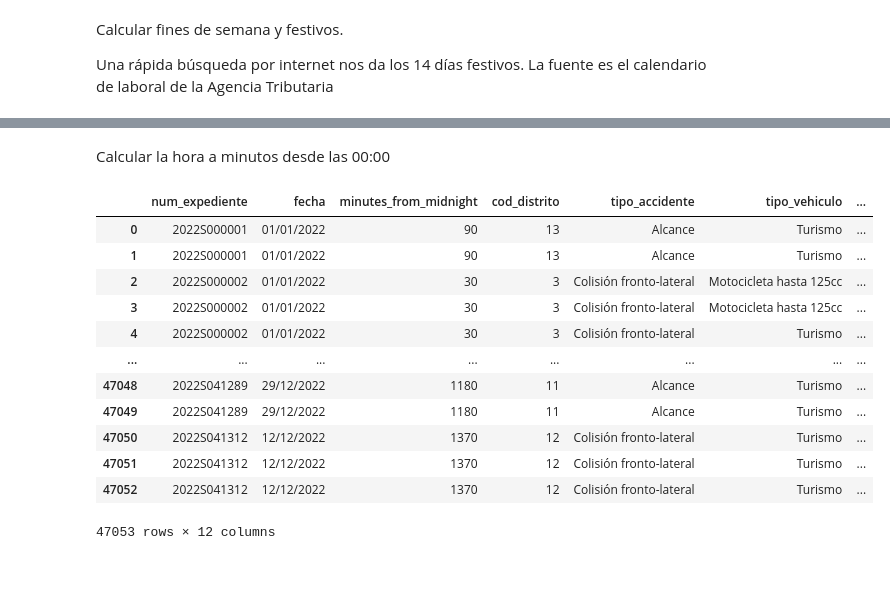
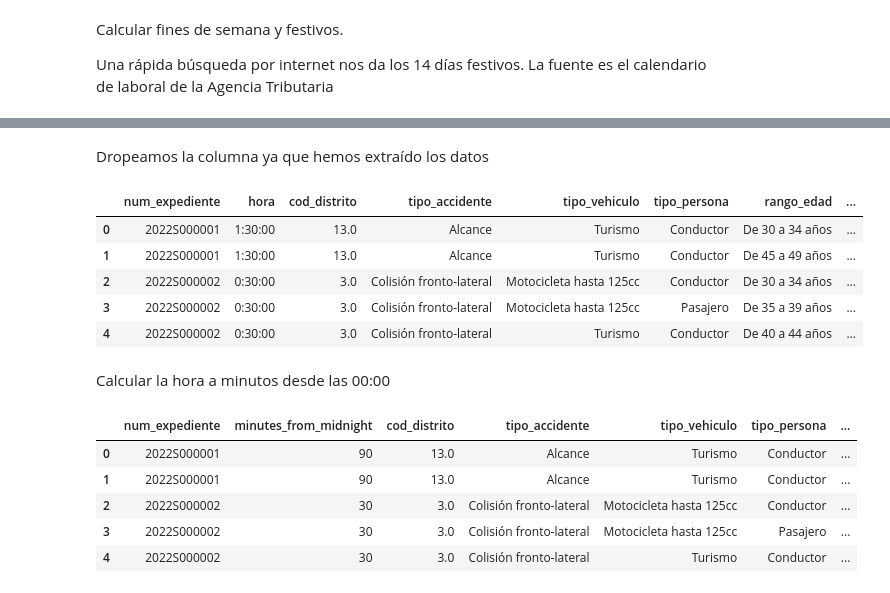
Before and after one commit to lucaramirezo/Traffic-Network-Transparency, a Jupyter notebook: L_Predicción_Edad_Conductor.ipynb, the cells around one changed output, grey strips where cells are left out. Saved outputs shown, nothing was run; the diff lists cells and outputs as text; code cells hidden in the pictures.

```diff
--- a/L_Predicción_Edad_Conductor.ipynb
+++ b/L_Predicción_Edad_Conductor.ipynb
@@ -70,7 +79,7 @@ Esta parte del código nos la propociona el compañero Luca
 # %%
 # Cambiamos en 'positiva_alcohol'
 df_2022['positiva_alcohol'].replace({'S': 1, 'N': 0}, inplace=True)
-df_2022['sexo'].replace({'Hombre': 1, 'Mujer': 0}, inplace=True)
+df_2022['sexo'].replace({'H': 1, 'M': 0}, inplace=True)
 # Cambiamos en 'positiva_droga' los nulls
 df_2022['positiva_droga'].fillna(0, inplace=True)
 
@@ -87,0 +132,3 @@ Aplicamos la inferencia de Luca para determinar si el conductor era hombre o muj
+# %%
+df_2022 = df_2022.dropna(subset=['tipo_accidente'])
+df_2022.head()
@@ -116,0 +198,16 @@ df_2022['bool_laborable'] = df_2022['fecha'].transform(is_work_day)
+# %%
+def extract_day(date_str: str) -> int:
+    date_parts = date_str.split('/')
+    if len(date_parts) >= 3:
+        return int(date_parts[0])
+
+
+def extract_month(date_str: str) -> int:
+    date_parts = date_str.split('/')
+    if len(date_parts) >= 3:
+        return int(date_parts[1])
+
+
+df_2022['day'] = df_2022['fecha'].transform(extract_day)
+df_2022['month'] = df_2022['fecha'].transform(extract_month)
+df_2022.head()
@@ -117,3 +221,15 @@ df_2022['bool_laborable'] = df_2022['fecha'].transform(is_work_day)
+# %% [markdown]
+Dropeamos la columna ya que hemos extraído los datos
+# %%
+df_2022.pop('fecha')
+df_2022.head()
+# %% [output]
+|  | num_expediente | hora | cod_distrito | tipo_accidente | tipo_vehiculo | tipo_persona | rango_edad | ... |
+| 0 | 2022S000001 | 1:30:00 | 13.0 | Alcance | Turismo | Conductor | De 30 a 34 años | ... |
+| 1 | 2022S000001 | 1:30:00 | 13.0 | Alcance | Turismo | Conductor | De 45 a 49 años | ... |
+| 2 | 2022S000002 | 0:30:00 | 3.0 | Colisión fronto-lateral | Motocicleta hasta 125cc | Conductor | De 30 a 34 años | ... |
+| 3 | 2022S000002 | 0:30:00 | 3.0 | Colisión fronto-lateral | Motocicleta hasta 125cc | Pasajero | De 35 a 39 años | ... |
+| 4 | 2022S000002 | 0:30:00 | 3.0 | Colisión fronto-lateral | Turismo | Conductor | De 40 a 44 años | ... |
 # %% [markdown]
 Calcular la hora a minutos desde las 00:00
 # %%
@@ -129,18 +246,11 @@ def minutes_from_midnight(hour_str : str) -> int:
 df_2022['hora'] = df_2022['hora'].transform(minutes_from_midnight)
 # %%
 df_2022.rename(columns={'hora': ' minutes_from_midnight'}, inplace=True)
-df_2022
+df_2022.head()
 # %% [output]
-|  | num_expediente | fecha | minutes_from_midnight | cod_distrito | tipo_accidente | tipo_vehiculo | ... |
-| 0 | 2022S000001 | 01/01/2022 | 90 | 13 | Alcance | Turismo | ... |
-| 1 | 2022S000001 | 01/01/2022 | 90 | 13 | Alcance | Turismo | ... |
-| 2 | 2022S000002 | 01/01/2022 | 30 | 3 | Colisión fronto-lateral | Motocicleta hasta 125cc | ... |
-| 3 | 2022S000002 | 01/01/2022 | 30 | 3 | Colisión fronto-lateral | Motocicleta hasta 125cc | ... |
-| 4 | 2022S000002 | 01/01/2022 | 30 | 3 | Colisión fronto-lateral | Turismo | ... |
-| ... | ... | ... | ... | ... | ... | ... | ... |
-| 47048 | 2022S041289 | 29/12/2022 | 1180 | 11 | Alcance | Turismo | ... |
-| 47049 | 2022S041289 | 29/12/2022 | 1180 | 11 | Alcance | Turismo | ... |
-| 47050 | 2022S041312 | 12/12/2022 | 1370 | 12 | Colisión fronto-lateral | Turismo | ... |
-| 47051 | 2022S041312 | 12/12/2022 | 1370 | 12 | Colisión fronto-lateral | Turismo | ... |
-| 47052 | 2022S041312 | 12/12/2022 | 1370 | 12 | Colisión fronto-lateral | Turismo | ... |
+|  | num_expediente | minutes_from_midnight | cod_distrito | tipo_accidente | tipo_vehiculo | tipo_persona | ... |
+| 0 | 2022S000001 | 90 | 13.0 | Alcance | Turismo | Conductor | ... |
+| 1 | 2022S000001 | 90 | 13.0 | Alcance | Turismo | Conductor | ... |
+| 2 | 2022S000002 | 30 | 3.0 | Colisión fronto-lateral | Motocicleta hasta 125cc | Conductor | ... |
+| 3 | 2022S000002 | 30 | 3.0 | Colisión fronto-lateral | Motocicleta hasta 125cc | Pasajero | ... |
+| 4 | 2022S000002 | 30 | 3.0 | Colisión fronto-lateral | Turismo | Conductor | ... |
-47053 rows × 12 columns
```
Also changed, not shown: parts of 47 cells of this notebook, 1 other file.
